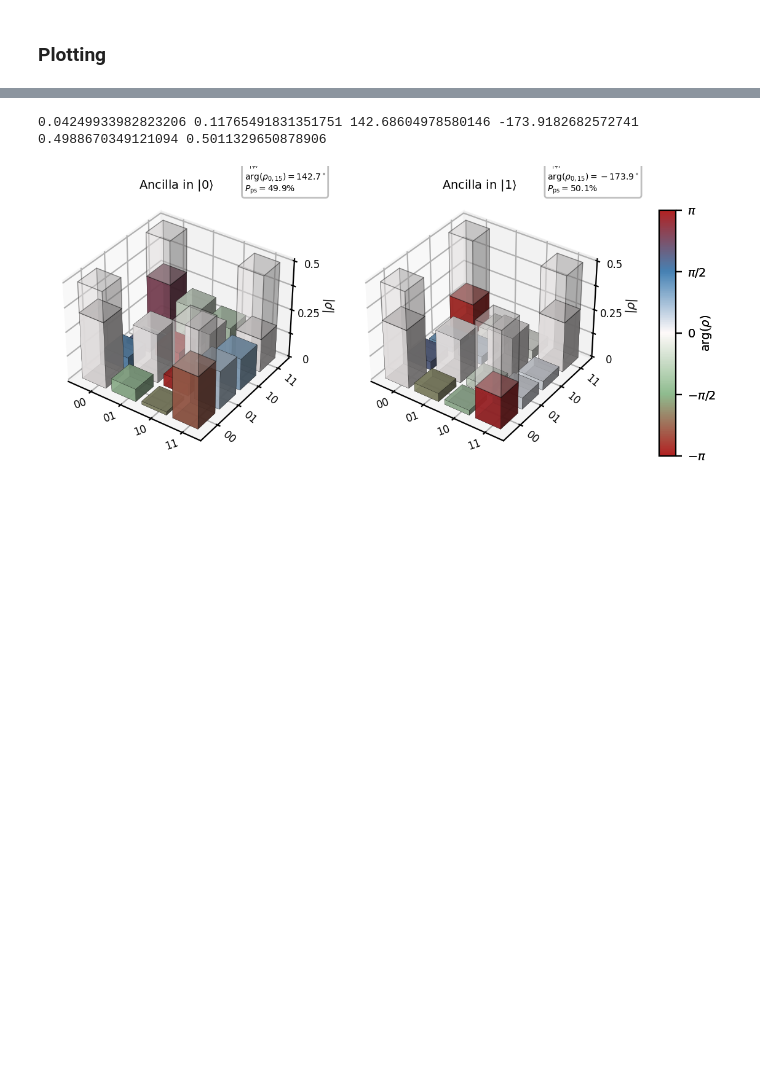
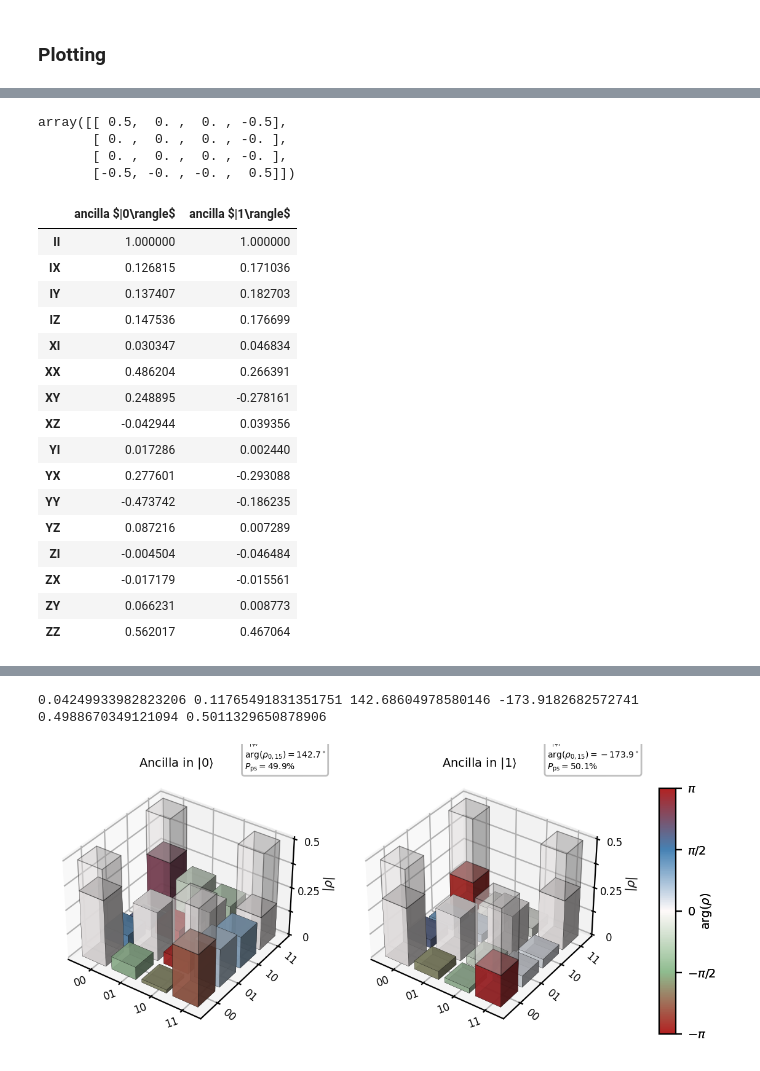
Before and after one commit to codecrap/inspire-experiments, a Jupyter notebook: notebooks/entanglement_by_measurement_analysis.ipynb, the cells around one changed output, grey strips where cells are left out. Drawn from its saved outputs; the diff is of its cells as text; code cells hidden in the pictures; blank space fills up the shorter version.

```diff
--- a/notebooks/entanglement_by_measurement_analysis.ipynb
+++ b/notebooks/entanglement_by_measurement_analysis.ipynb
@@ -211,0 +251,27 @@ array([[ True,  True,  True,  True],
+# %%
+rho_model_0
+# %% [output]
+array([[ 0.5,  0. ,  0. , -0.5],
+       [ 0. ,  0. ,  0. , -0. ],
+       [ 0. ,  0. ,  0. , -0. ],
+       [-0.5, -0. , -0. ,  0.5]])
+# %%
+df
+# %% [output]
+|  | ancilla $|0\rangle$ | ancilla $|1\rangle$ |
+| II | 1.000000 | 1.000000 |
+| IX | 0.126815 | 0.171036 |
+| IY | 0.137407 | 0.182703 |
+| IZ | 0.147536 | 0.176699 |
+| XI | 0.030347 | 0.046834 |
+| XX | 0.486204 | 0.266391 |
+| XY | 0.248895 | -0.278161 |
+| XZ | -0.042944 | 0.039356 |
+| YI | 0.017286 | 0.002440 |
+| YX | 0.277601 | -0.293088 |
+| YY | -0.473742 | -0.186235 |
+| YZ | 0.087216 | 0.007289 |
+| ZI | -0.004504 | -0.046484 |
+| ZX | -0.017179 | -0.015561 |
+| ZY | 0.066231 | 0.008773 |
+| ZZ | 0.562017 | 0.467064 |
```
Also changed, not shown: parts of 19 cells of this notebook, 1 other file.
